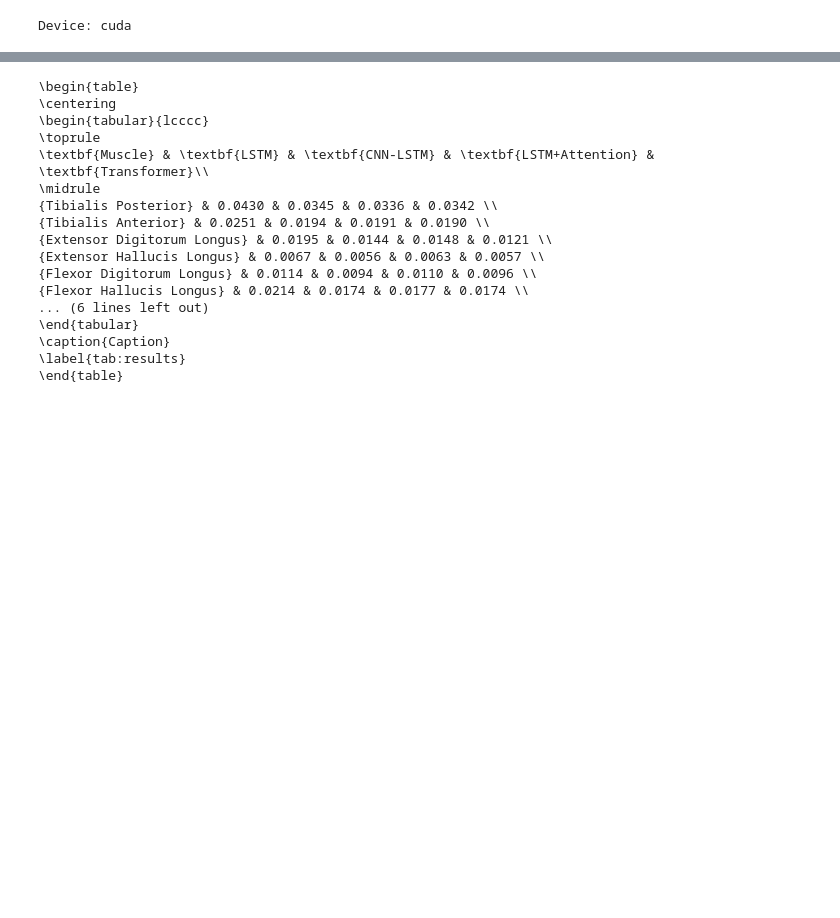
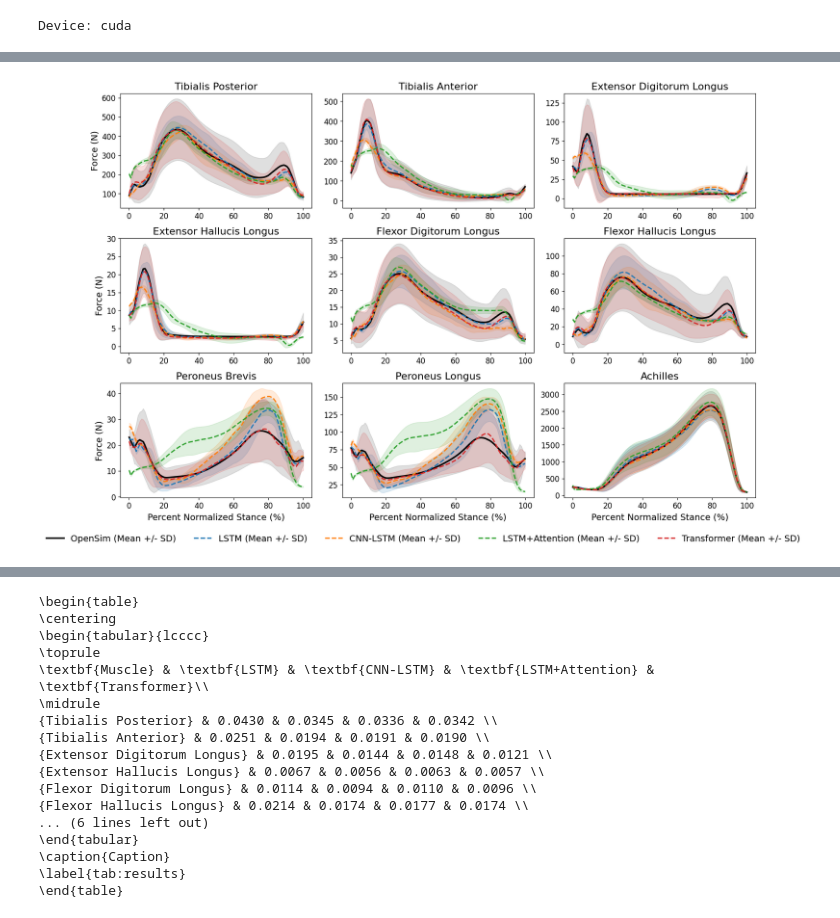
Before and after one commit to anth0nyhle/GRFMuscleModel, a Jupyter notebook: OA_Scripts/Compare_OA_Models.ipynb, the cells around one changed output, grey strips where cells are left out. Cells and saved outputs as stored; diff of their text form; code cells hidden in the pictures; blank space fills up the shorter version.

```diff
--- a/OA_Scripts/Compare_OA_Models.ipynb
+++ b/OA_Scripts/Compare_OA_Models.ipynb
@@ -457 +473,71 @@ Transformer R2: 0.9706558686013687
+# %%
+# Ground truth stats
+true_mean = np.mean(y_test, axis=0)
+true_std  = np.std(y_test, axis=0)
+
+# Model stats
+lstm_mean  = np.mean(lstm_pred, axis=0)
+lstm_std   = np.std(lstm_pred, axis=0)
+
+cnn_mean   = np.mean(cnnlstm_pred, axis=0)
+cnn_std    = np.std(cnnlstm_pred, axis=0)
+
+attn_mean  = np.mean(lstmattn_pred, axis=0)
+attn_std   = np.std(lstmattn_pred, axis=0)
+
+trans_mean = np.mean(transformer_pred, axis=0)
+trans_std  = np.std(transformer_pred, axis=0)
+
+pred_means = [lstm_mean, cnn_mean, attn_mean, trans_mean]
+pred_stds  = [lstm_std, cnn_std, attn_std, trans_std]
+perc_stance = np.linspace(0, 100, 100)
+model_labels = ['LSTM (Mean +/- SD)', 'CNN-LSTM (Mean +/- SD)', 'LSTM+Attention (Mean +/- SD)', 'Transformer (Mean +/- SD)']
+colors = ['#1f77b4', '#ff7f0e', '#2ca02c', '#d62728']
+
+fig, axes = plt.subplots(3, 3, figsize=(15, 10))
+axes = axes.flatten()
+
+for i, ax in enumerate(axes):
+    ax.plot(perc_stance, true_mean[:, i], label='OpenSim (Mean +/- SD)', color='black', linewidth=2.5)
+    ax.fill_between(
+        perc_stance,
+        true_mean[:, i] - true_std[:, i],
+        true_mean[:, i] + true_std[:, i],
+        color='gray', alpha=0.25
+    )
+    for j, (pred_m, pred_s) in enumerate(zip(pred_means, pred_stds)):
+
+        ax.plot(perc_stance, pred_m[:, i],
+                label=model_labels[j], color=colors[j], linewidth=2, linestyle = '--')
+
+        ax.fill_between(
+            perc_stance,
+            pred_m[:, i] - pred_s[:, i],
+            pred_m[:, i] + pred_s[:, i],
+            color=colors[j], alpha=0.15
+        )
+
+    if i >= 6:
+        ax.set_xlabel('Percent Normalized Stance (%)', fontsize=14)
+    if i % 3 == 0:
+        ax.set_ylabel('Force (N)', fontsize=14)
+
+    ax.set_title(muscle_titles[i], fontsize=16)
+    ax.tick_params(axis='x', labelsize=12)
+    ax.tick_params(axis='y', labelsize=12)
+
+handles, labels = axes[0].get_legend_handles_labels()
+
+fig.legend(
+    handles, labels,
+    loc='lower center',
+    ncol=5,
+    fontsize=14,
+    frameon=False,
+    bbox_to_anchor=(0.5, -0.05)
+)
+plt.tight_layout()
+plt.show()
+# %% [output]
+[figure, added]
 # %%
```
Also changed, not shown: parts of 33 cells of this notebook.
